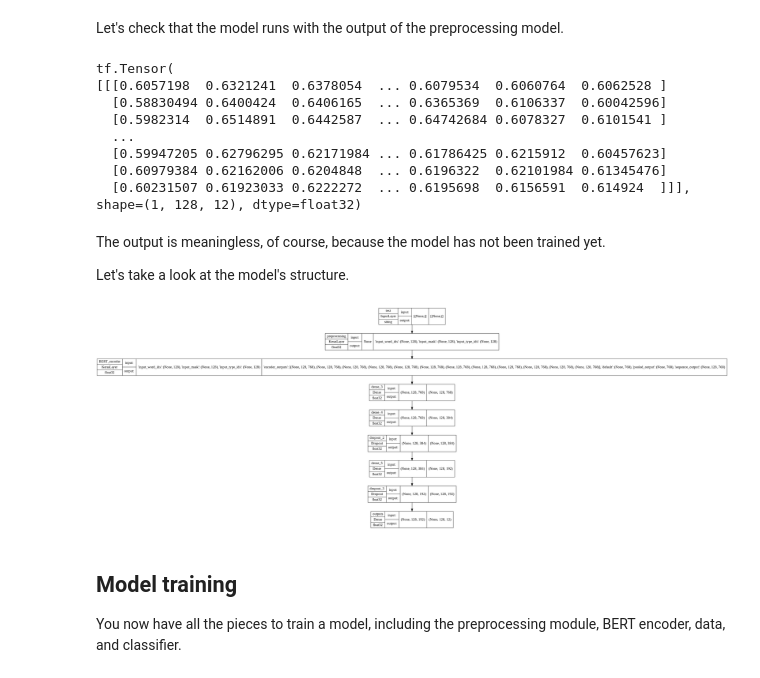
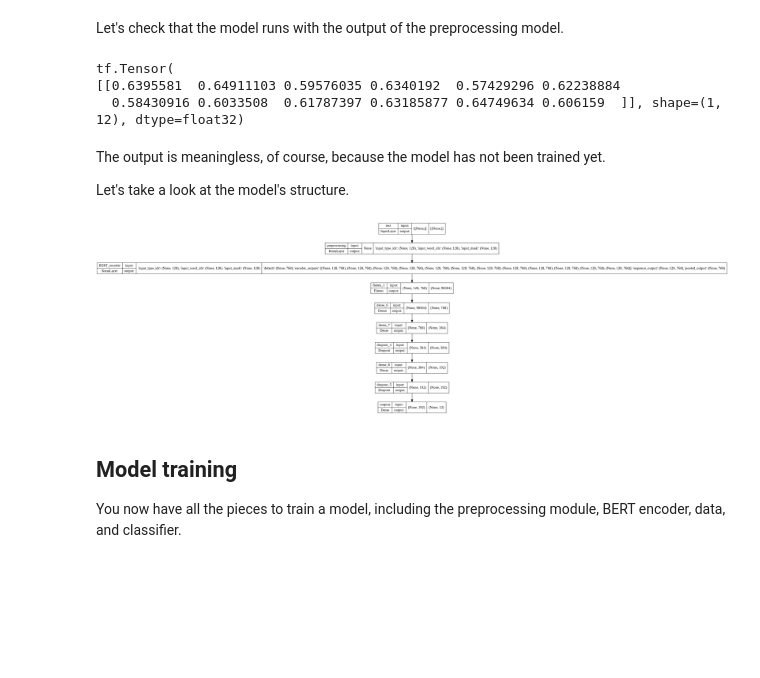
Before and after one commit to ms1515/AI-NLP, a Jupyter notebook: attack_attribution_brt_multi_seq_output.ipynb, the cells around one changed output. Cells and saved outputs as stored; diff of their text form; code cells hidden in the pictures; blank space fills up the shorter version.

```diff
--- a/attack_attribution_brt_multi_seq_output.ipynb
+++ b/attack_attribution_brt_multi_seq_output.ipynb
@@ -402,6 +408,7 @@ def build_classifier_model():
   # net = tf.keras.layers.Conv1D(128, 7, padding="valid", activation="relu", strides=2)(net)
   # net = tf.keras.layers.Conv1D(128, 7, padding="valid", activation="relu", strides=2)(net)
   # net = tf.keras.layers.GlobalMaxPooling1D()(net)
+  net = tf.keras.layers.Flatten()(net)
   net = tf.keras.layers.Dense(768, activation="relu")(net)
   net = tf.keras.layers.Dense(384, activation="relu")(net)
   net = tf.keras.layers.Dropout(0.1)(net)
@@ -417,23 +424,18 @@ bert_raw_result = classifier_model(tf.constant(text_test))
 print(tf.sigmoid(bert_raw_result))
 # %% [output]
 tf.Tensor(
-[[[0.6057198  0.6321241  0.6378054  ... 0.6079534  0.6060764  0.6062528 ]
-  [0.58830494 0.6400424  0.6406165  ... 0.6365369  0.6106337  0.60042596]
-  [0.5982314  0.6514891  0.6442587  ... 0.64742684 0.6078327  0.6101541 ]
-  ...
-  [0.59947205 0.62796295 0.62171984 ... 0.61786425 0.6215912  0.60457623]
-  [0.60979384 0.62162006 0.6204848  ... 0.6196322  0.62101984 0.61345476]
-  [0.60231507 0.61923033 0.6222272  ... 0.6195698  0.6156591  0.614924  ]]], shape=(1, 128, 12), dtype=float32)
+[[0.6395581  0.64911103 0.59576035 0.6340192  0.57429296 0.62238884
+  0.58430916 0.6033508  0.61787397 0.63185877 0.64749634 0.606159  ]], shape=(1, 12), dtype=float32)
 # %% [markdown]
 The output is meaningless, of course, because the model has not been trained yet.
 
 Let's take a look at the model's structure.
 # %%
 tf.keras.utils.plot_model(classifier_model,show_shapes=True,
-    show_dtype=True,
+    # show_dtype=True,
     show_layer_names=True)
 # %% [output]
-[figure, old version]
+[figure, new version]
 # %% [markdown]
 ## Model training
 
```
Also changed, not shown: parts of 4 cells of this notebook.
